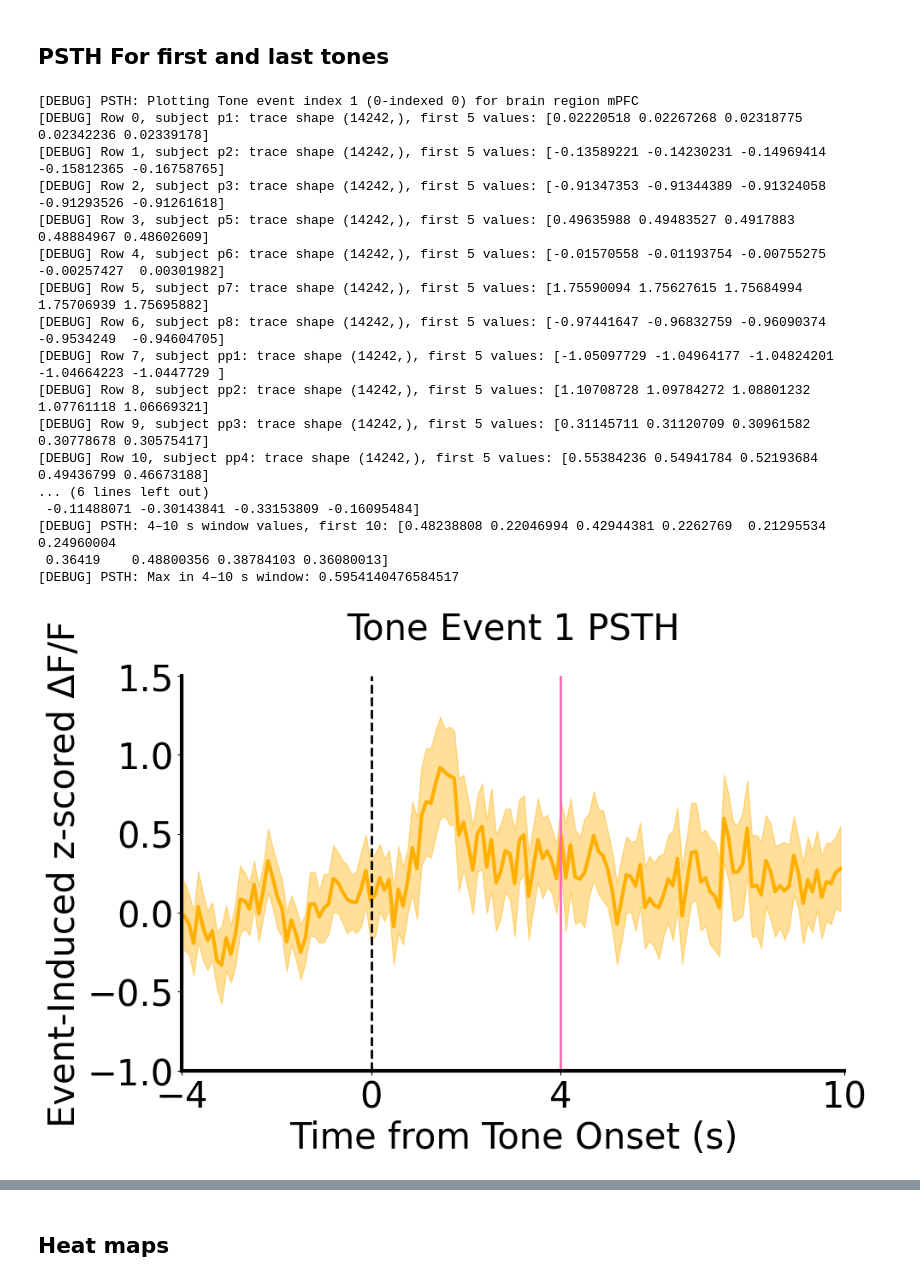
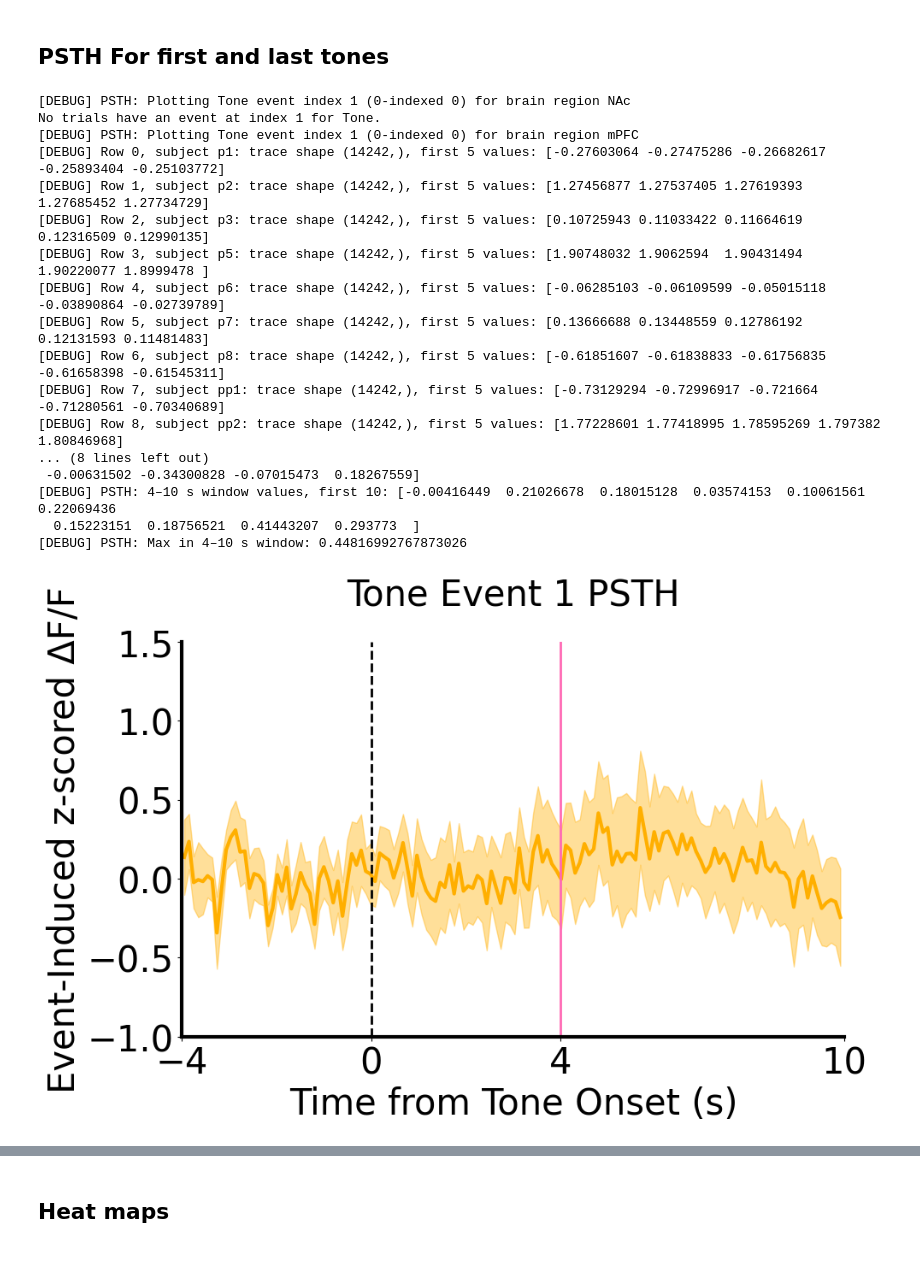
Before and after one commit to padillacoreanolab/Fiber_Photometry, a Jupyter notebook: Reward_Training/rt_analysis_albert.ipynb, the cells around one changed output, grey strips where cells are left out. Saved outputs shown, nothing was run; the diff lists cells and outputs as text; code cells hidden in the pictures.

Commit message:
actual new graphs

```diff
--- a/Reward_Training/rt_analysis_albert.ipynb
+++ b/Reward_Training/rt_analysis_albert.ipynb
@@ -17,12 +17,12 @@ import matplotlib.pyplot as plt
 # %%
 # NAc
 # experiment_path = r"C:\Users\alber\OneDrive\Desktop\PC_Lab\Photometry\Pilot_2\Combined\Reward_Training\Combined\Day_1\NAc"
-experiment_path = r"C:\Users\alber\OneDrive\Desktop\PC_Lab\Photometry\Pilot_2\Combined\Reward_Training\Combined\Day10\NAc"
+# experiment_path = r"C:\Users\alber\OneDrive\Desktop\PC_Lab\Photometry\Pilot_2\Combined\Reward_Training\Combined\Day10\NAc"
 brain_region = '#15616F'
 
 # mPFC
-# experiment_path = r"C:\Users\alber\OneDrive\Desktop\PC_Lab\Photometry\Pilot_2\Combined\Reward_Training\Combined\Day_1\mPFC"
-experiment_path = r"C:\Users\alber\OneDrive\Desktop\PC_Lab\Photometry\Pilot_2\Combined\Reward_Training\Combined\Day10\mPFC"
+experiment_path = r"C:\Users\alber\OneDrive\Desktop\PC_Lab\Photometry\Pilot_2\Combined\Reward_Training\Combined\Day_1\mPFC"
+# experiment_path = r"C:\Users\alber\OneDrive\Desktop\PC_Lab\Photometry\Pilot_2\Combined\Reward_Training\Combined\Day10\mPFC"
 # brain_region = '#FFAF00'
 
 # NAc: #15616F
@@ -157,27 +157,27 @@ exp.df.head()
 # %% [markdown]
 ## PSTH For first and last tones
 # %%
-# exp.plot_specific_event_psth(event_type='Tone', event_index = 1, directory_path=save_path, brain_region='NAc', y_min=-1, y_max=5, df=None, bin_size=100)
+exp.plot_specific_event_psth(event_type='Tone', event_index = 1, directory_path=save_path, brain_region='NAc', y_min=-1, y_max=5, df=None, bin_size=100)
 exp.plot_specific_event_psth(event_type='Tone', event_index = 1, directory_path=save_path, brain_region='mPFC', y_min=-1, y_max=1.5, df=None, bin_size=100)
 # %% [output]
+[DEBUG] PSTH: Plotting Tone event index 1 (0-indexed 0) for brain region NAc
+No trials have an event at index 1 for Tone.
 [DEBUG] PSTH: Plotting Tone event index 1 (0-indexed 0) for brain region mPFC
-[DEBUG] Row 0, subject p1: trace shape (14242,), first 5 values: [0.02220518 0.02267268 0.02318775 0.02342236 0.02339178]
-[DEBUG] Row 1, subject p2: trace shape (14242,), first 5 values: [-0.13589221 -0.14230231 -0.14969414 -0.15812365 -0.16758765]
-[DEBUG] Row 2, subject p3: trace shape (14242,), first 5 values: [-0.91347353 -0.91344389 -0.91324058 -0.91293526 -0.91261618]
-[DEBUG] Row 3, subject p5: trace shape (14242,), first 5 values: [0.49635988 0.49483527 0.4917883  0.48884967 0.48602609]
-[DEBUG] Row 4, subject p6: trace shape (14242,), first 5 values: [-0.01570558 -0.01193754 -0.00755275 -0.00257427  0.00301982]
-[DEBUG] Row 5, subject p7: trace shape (14242,), first 5 values: [1.75590094 1.75627615 1.75684994 1.75706939 1.75695882]
-[DEBUG] Row 6, subject p8: trace shape (14242,), first 5 values: [-0.97441647 -0.96832759 -0.96090374 -0.9534249  -0.94604705]
-[DEBUG] Row 7, subject pp1: trace shape (14242,), first 5 values: [-1.05097729 -1.04964177 -1.04824201 -1.04664223 -1.0447729 ]
-[DEBUG] Row 8, subject pp2: trace shape (14242,), first 5 values: [1.10708728 1.09784272 1.08801232 1.07761118 1.06669321]
-[DEBUG] Row 9, subject pp3: trace shape (14242,), first 5 values: [0.31145711 0.31120709 0.30961582 0.30778678 0.30575417]
-[DEBUG] Row 10, subject pp4: trace shape (14242,), first 5 values: [0.55384236 0.54941784 0.52193684 0.49436799 0.46673188]
-... (6 lines left out)
- -0.11488071 -0.30143841 -0.33153809 -0.16095484]
-[DEBUG] PSTH: 4–10 s window values, first 10: [0.48238808 0.22046994 0.42944381 0.2262769  0.21295534 0.24960004
- 0.36419    0.48800356 0.38784103 0.36080013]
-[DEBUG] PSTH: Max in 4–10 s window: 0.5954140476584517
+[DEBUG] Row 0, subject p1: trace shape (14242,), first 5 values: [-0.27603064 -0.27475286 -0.26682617 -0.25893404 -0.25103772]
+[DEBUG] Row 1, subject p2: trace shape (14242,), first 5 values: [1.27456877 1.27537405 1.27619393 1.27685452 1.27734729]
+[DEBUG] Row 2, subject p3: trace shape (14242,), first 5 values: [0.10725943 0.11033422 0.11664619 0.12316509 0.12990135]
+[DEBUG] Row 3, subject p5: trace shape (14242,), first 5 values: [1.90748032 1.9062594  1.90431494 1.90220077 1.8999478 ]
+[DEBUG] Row 4, subject p6: trace shape (14242,), first 5 values: [-0.06285103 -0.06109599 -0.05015118 -0.03890864 -0.02739789]
+[DEBUG] Row 5, subject p7: trace shape (14242,), first 5 values: [0.13666688 0.13448559 0.12786192 0.12131593 0.11481483]
+[DEBUG] Row 6, subject p8: trace shape (14242,), first 5 values: [-0.61851607 -0.61838833 -0.61756835 -0.61658398 -0.61545311]
+[DEBUG] Row 7, subject pp1: trace shape (14242,), first 5 values: [-0.73129294 -0.72996917 -0.721664   -0.71280561 -0.70340689]
+[DEBUG] Row 8, subject pp2: trace shape (14242,), first 5 values: [1.77228601 1.77418995 1.78595269 1.797382   1.80846968]
+... (8 lines left out)
+ -0.00631502 -0.34300828 -0.07015473  0.18267559]
+[DEBUG] PSTH: 4–10 s window values, first 10: [-0.00416449  0.21026678  0.18015128  0.03574153  0.10061561  0.22069436
+  0.15223151  0.18756521  0.41443207  0.293773  ]
+[DEBUG] PSTH: Max in 4–10 s window: 0.44816992767873026
-[figure, old version]
+[figure, new version]
 # %%
 exp.plot_specific_event_psth(event_type='Tone', event_index = 15, directory_path=save_path, brain_region='NAc', y_min=-1, y_max=5, df=None, bin_size=100)
 exp.plot_specific_event_psth(event_type='Tone', event_index = 15, directory_path=save_path, brain_region='mPFC', y_min=-1, y_max=2, df=None, bin_size=100)
```
Also changed, not shown: parts of 9 cells of this notebook, 14 other files.
